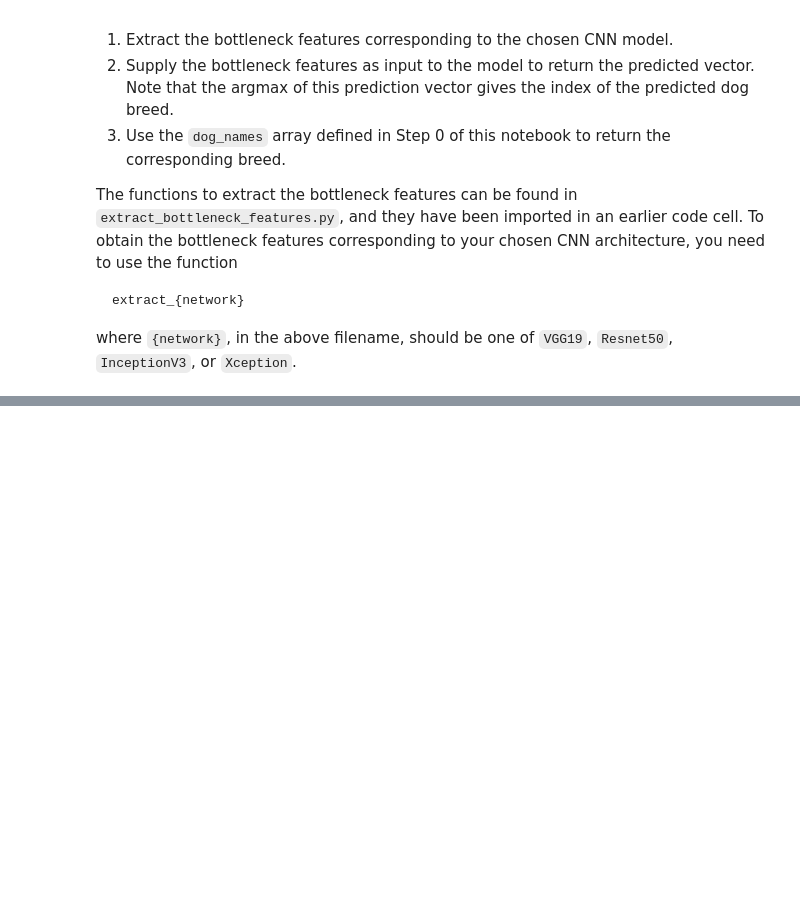
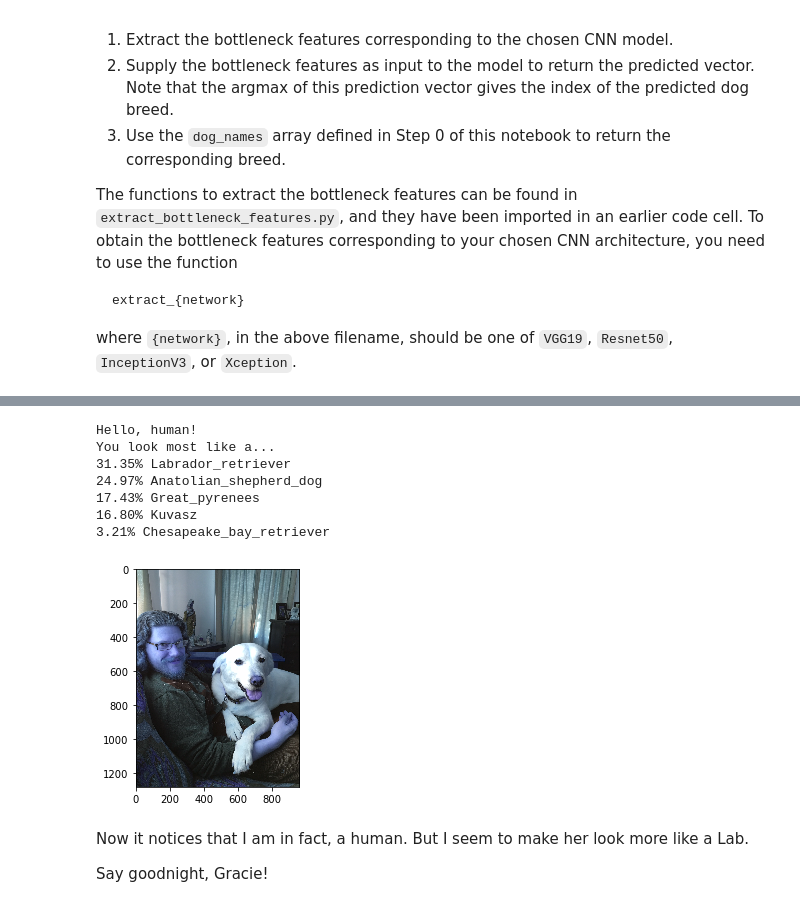
Before and after one commit to erk52/dog-project, a Jupyter notebook: dog_app.ipynb, the cells around one changed output, grey strips where cells are left out. Cells and saved outputs as stored; diff of their text form; code cells hidden in the pictures; blank space fills up the shorter version.

```diff
--- a/dog_app.ipynb
+++ b/dog_app.ipynb
@@ -668,0 +832,15 @@ xcept.final_predictor("Mollie1.JPG")
+# %%
+my_algorithm("IMG_1839.JPG")
+# %% [output]
+Hello, human!
+You look most like a...
+31.35% Labrador_retriever
+24.97% Anatolian_shepherd_dog
+17.43% Great_pyrenees
+16.80% Kuvasz
+3.21% Chesapeake_bay_retriever
+[figure, added]
+# %% [markdown]
+Now it notices that I am in fact, a human.  But I seem to make her look more like a Lab.
+
+Say goodnight, Gracie!
```
Also changed, not shown: parts of 33 cells of this notebook, 5 other files.
